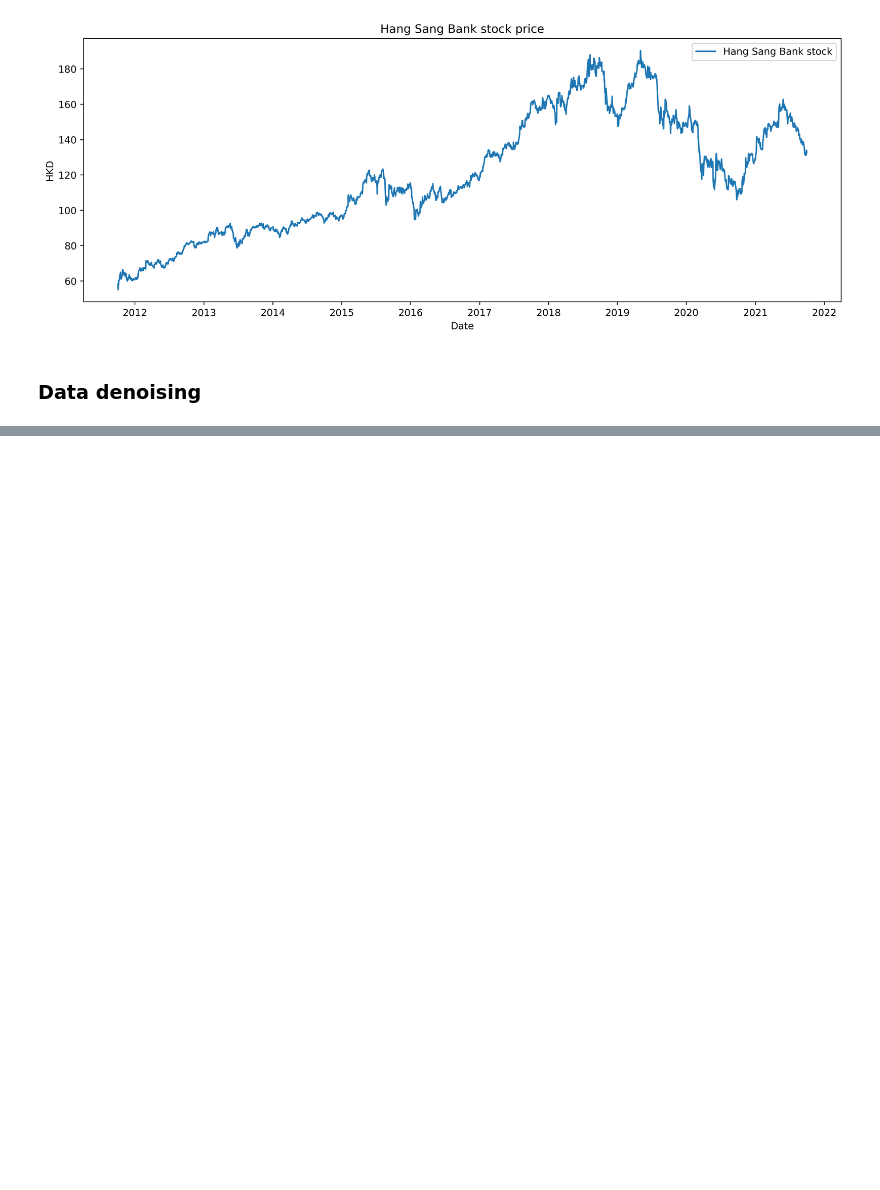
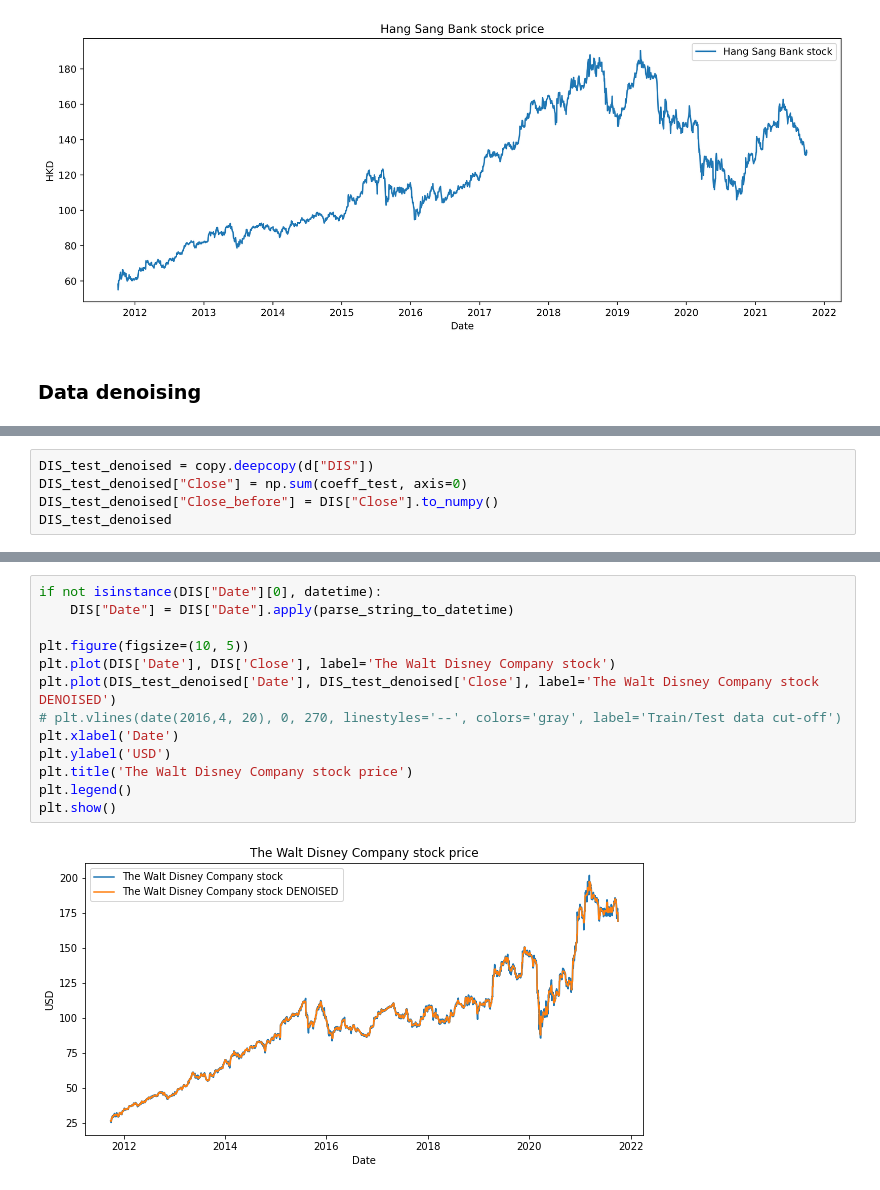
Before and after one commit to wilsonvolker/comparative-study-bgru-gan-model, a Jupyter notebook: 2. Data Processing.ipynb, the cells around one changed output, grey strips where cells are left out. Drawn from its saved outputs; the diff is of its cells as text; blank space fills up the shorter version.

```diff
--- a/2. Data Processing.ipynb
+++ b/2. Data Processing.ipynb
@@ -97,0 +226,5 @@ plt.show()
+# %%
+DIS_test_denoised = copy.deepcopy(d["DIS"])
+DIS_test_denoised["Close"] = np.sum(coeff_test, axis=0)
+DIS_test_denoised["Close_before"] = DIS["Close"].to_numpy()
+DIS_test_denoised
@@ -97,0 +245,15 @@ plt.show()
+# %%
+if not isinstance(DIS["Date"][0], datetime):
+    DIS["Date"] = DIS["Date"].apply(parse_string_to_datetime)
+
+plt.figure(figsize=(10, 5))
+plt.plot(DIS['Date'], DIS['Close'], label='The Walt Disney Company stock')
+plt.plot(DIS_test_denoised['Date'], DIS_test_denoised['Close'], label='The Walt Disney Company stock DENOISED')
+# plt.vlines(date(2016,4, 20), 0, 270, linestyles='--', colors='gray', label='Train/Test data cut-off')
+plt.xlabel('Date')
+plt.ylabel('USD')
+plt.title('The Walt Disney Company stock price')
+plt.legend()
+plt.show()
+# %% [output]
+[figure, added]
```
Also changed, not shown: parts of 9 cells of this notebook.
